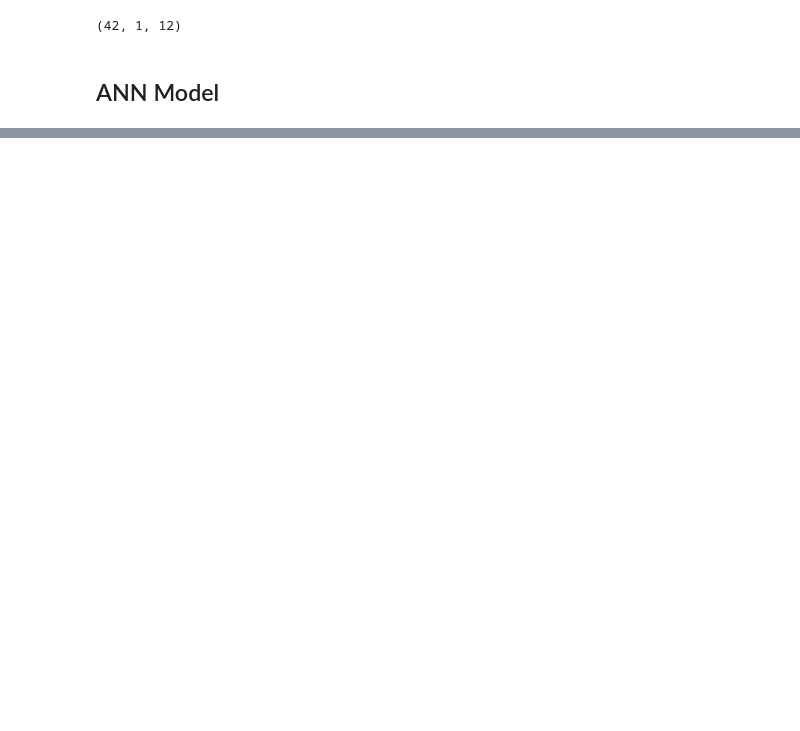
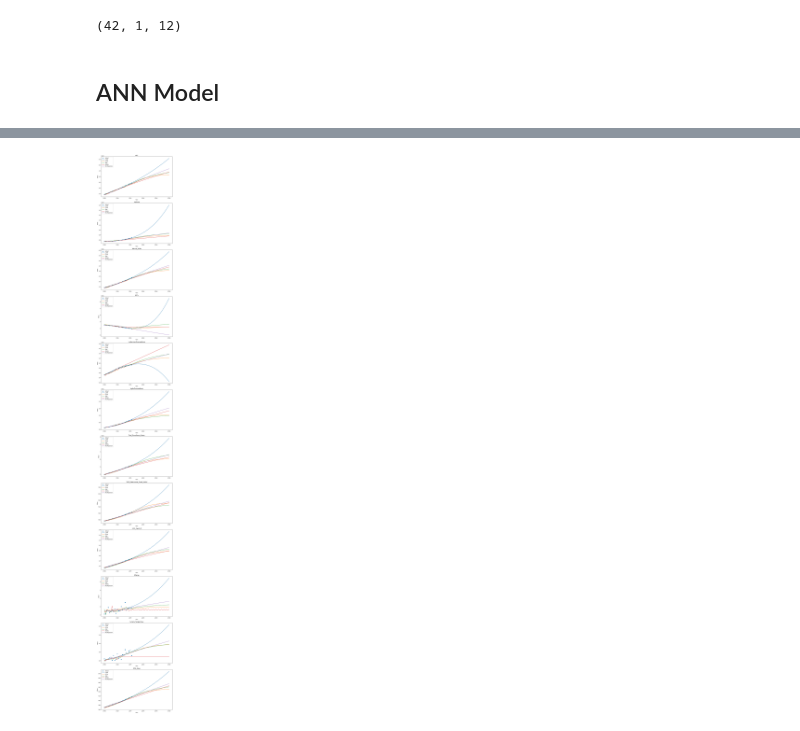
Before and after one commit to anti-integral/ClimateChangePrediction, a Jupyter notebook: ClimateChangeProject.ipynb, the cells around one changed output, grey strips where cells are left out. Cells and saved outputs as stored; diff of their text form; code cells hidden in the pictures; blank space fills up the shorter version.

```diff
--- a/ClimateChangeProject.ipynb
+++ b/ClimateChangeProject.ipynb
@@ -940,0 +839,3 @@ ANN_Model.save('/content/drive/MyDrive/ClumateChangeData/ann_model.h5')
+# %%
+def create_arima():
+    return ModelARIMA(data)
@@ -940,0 +881,5 @@ ANN_Model.save('/content/drive/MyDrive/ClumateChangeData/ann_model.h5')
+# %%
+model_regr = MLPRegressor(random_state=1, max_iter=500, solver='lbfgs', activation='relu', hidden_layer_sizes=(5, 6)).fit(X_train.reshape(42, 12), y_train)
+# %%
+def create_mlp_regressor(model):
+    return ModelNN(model, data, scaler, target_variables, is_tf_model=False)
@@ -940,0 +927,35 @@ ANN_Model.save('/content/drive/MyDrive/ClumateChangeData/ann_model.h5')
+# %%
+df_lsrm = pd.DataFrame(lsrm_predictions, columns=target_variables)
+df_lstm = pd.DataFrame(lstm_predictions, columns=target_variables)
+df_ann = pd.DataFrame(ann_predictions, columns=target_variables)
+df_arima = pd.DataFrame(arima_predictions, columns=target_variables)
+df_mlp_regressor = pd.DataFrame(mlp_regressor_predictions, columns=target_variables)
+
+
+df_lsrm[variables_to_convert] = df_lsrm[variables_to_convert].applymap(convert_watt_per_m2_to_joule_per_year)
+df_lstm[variables_to_convert] = df_lstm[variables_to_convert].applymap(convert_watt_per_m2_to_joule_per_year)
+df_ann[variables_to_convert] = df_ann[variables_to_convert].applymap(convert_watt_per_m2_to_joule_per_year)
+df_arima[variables_to_convert] = df_arima[variables_to_convert].applymap(convert_watt_per_m2_to_joule_per_year)
+df_mlp_regressor[variables_to_convert] = df_mlp_regressor[variables_to_convert].applymap(convert_watt_per_m2_to_joule_per_year)
+# %%
+# Plot actual vs predicted for each target variable
+fig, axes = plt.subplots(len(target_variables), 1, figsize=(10, 6 * len(target_variables)))
+years = [year for year in range(start_year, end_year)]
+data_to_print = data.loc[data['Year']>=start_year]
+data_to_print[variables_to_convert] = data_to_print[variables_to_convert].applymap(convert_watt_per_m2_to_joule_per_year)
+for i, target_variable in enumerate(target_variables):
+    axes[i].scatter(data_to_print['Year'], data_to_print[target_variable], label='Actual', marker='o')
+    axes[i].plot(years, df_lsrm[target_variable], label='LSRM')
+    axes[i].plot(years, df_lstm[target_variable], label='LSTM')
+    axes[i].plot(years, df_ann[target_variable], label='ANN')
+    axes[i].plot(years, df_arima[target_variable], label='ARIMA')
+    axes[i].plot(years, df_mlp_regressor[target_variable], label='MLPRegressor')
+    axes[i].set_title(target_variable)
+    axes[i].set_xlabel('Time')
+    axes[i].set_ylabel('Value')
+    axes[i].legend()
+
+plt.tight_layout()
+plt.show()
+# %% [output]
+[figure, added]
```
Also changed, not shown: parts of 64 cells of this notebook, 2 other files.
